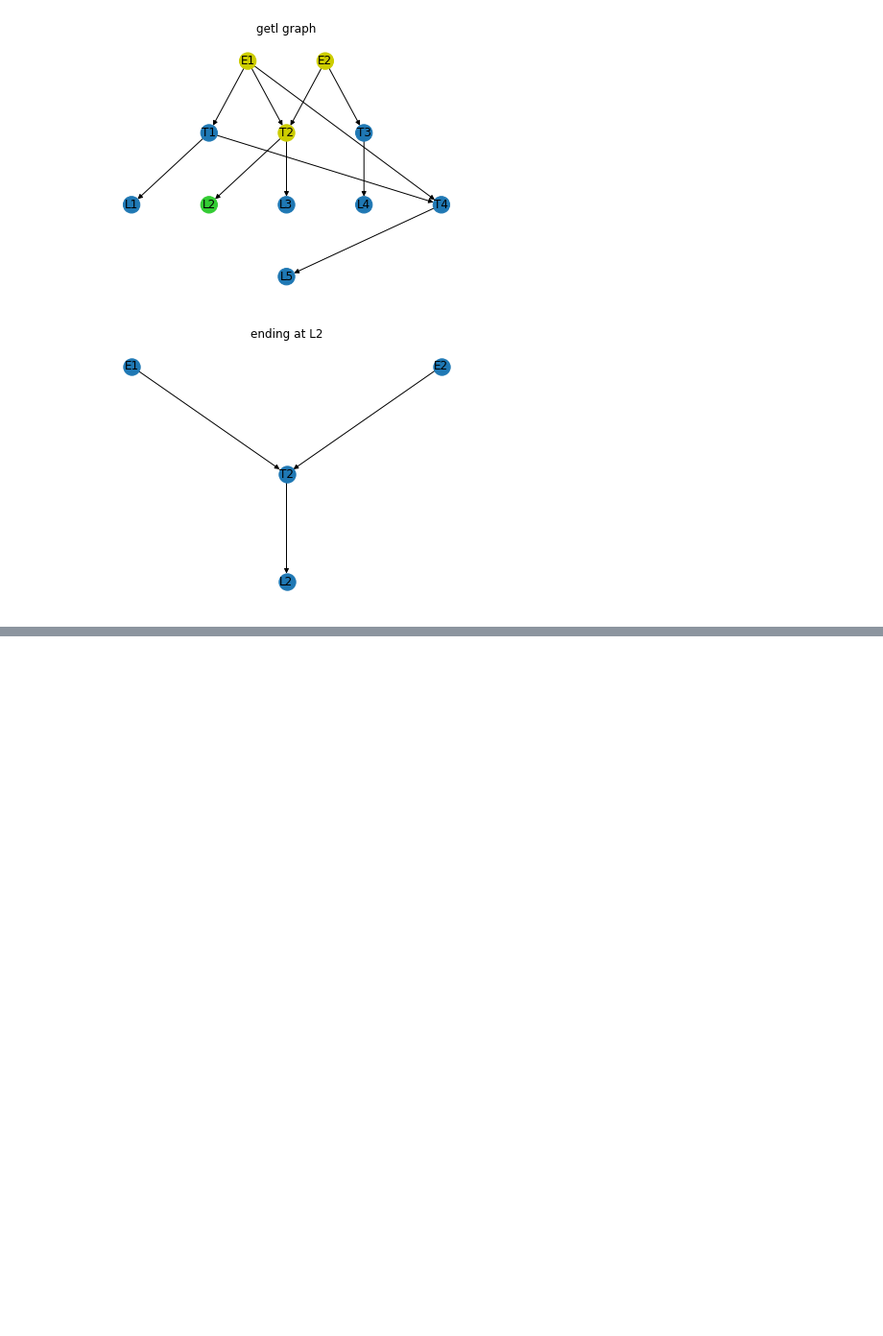
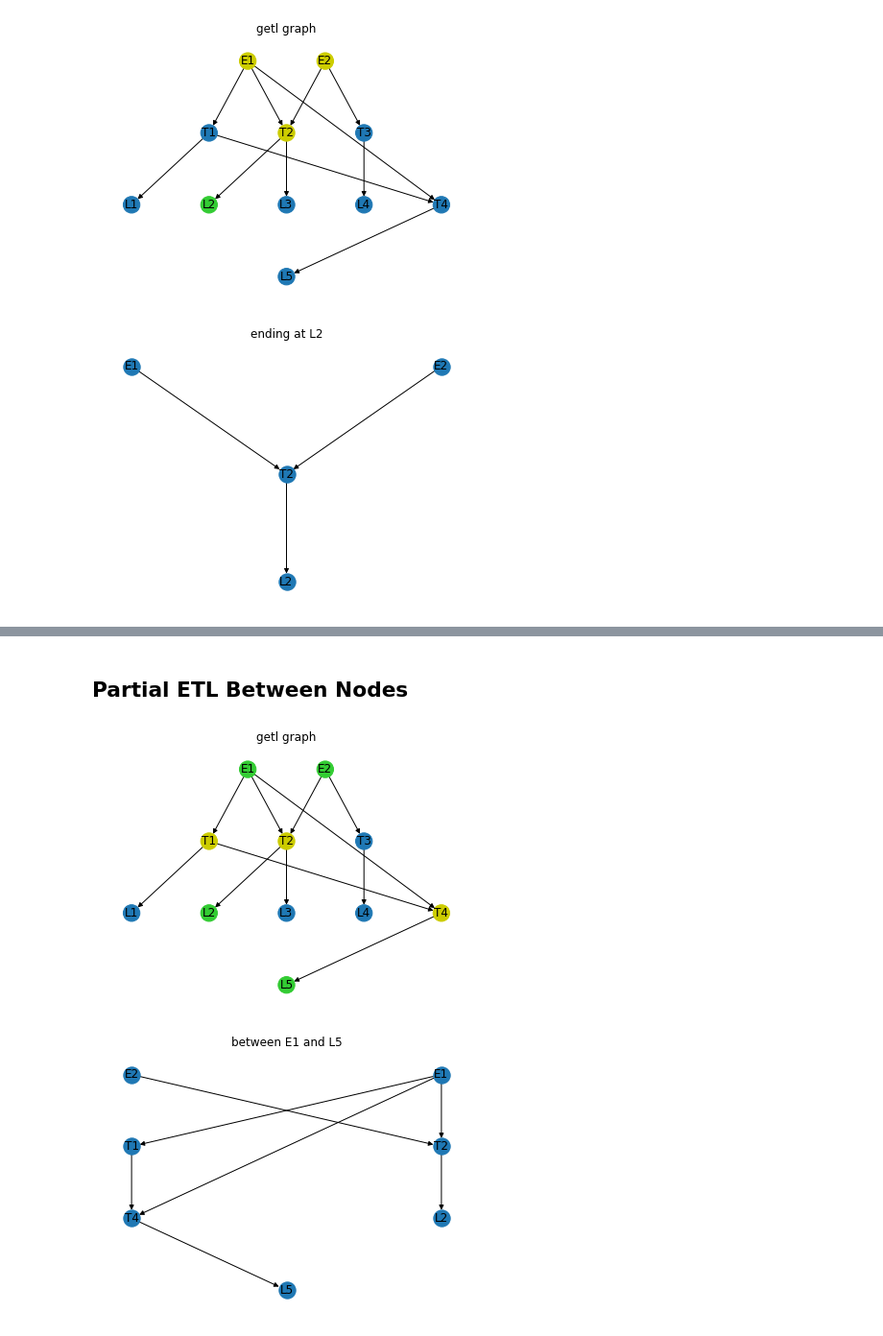
Before and after one commit to caswolfe/getl, a Jupyter notebook: src/etl01_overview.ipynb, the cells around one changed output, grey strips where cells are left out. Shown at 96% size. Cells and saved outputs as stored; diff of their text form; code cells hidden in the pictures; blank space fills up the shorter version.

```diff
--- a/src/etl01_overview.ipynb
+++ b/src/etl01_overview.ipynb
@@ -57,0 +70,14 @@ getl.draw_etl_process(subset_load2, 'ending at L2')
+# %% [markdown]
+## Partial ETL Between Nodes
+# %%
+subset_load4 = getl.get_processes_between(gg, start_nodes=['E1', 'E2'], end_nodes=['L2', 'L5'])
+# rg5, run_order5 = getl.create_linear_run(subset_load3)
+
+color5 = ['#33cc33' if node in ['E1', 'E2', 'L2', 'L5'] \
+            else '#cccc00' if node in subset_load4 \
+            else '#1f78b4' for node in gg]
+getl.draw_etl_process(gg, 'getl graph', node_color=color5)
+getl.draw_etl_process(subset_load4, 'between E1 and L5')
+# %% [output]
+[figure, added]
+[figure, added]
```
Also changed, not shown: parts of 2 cells of this notebook, 1 other file.
